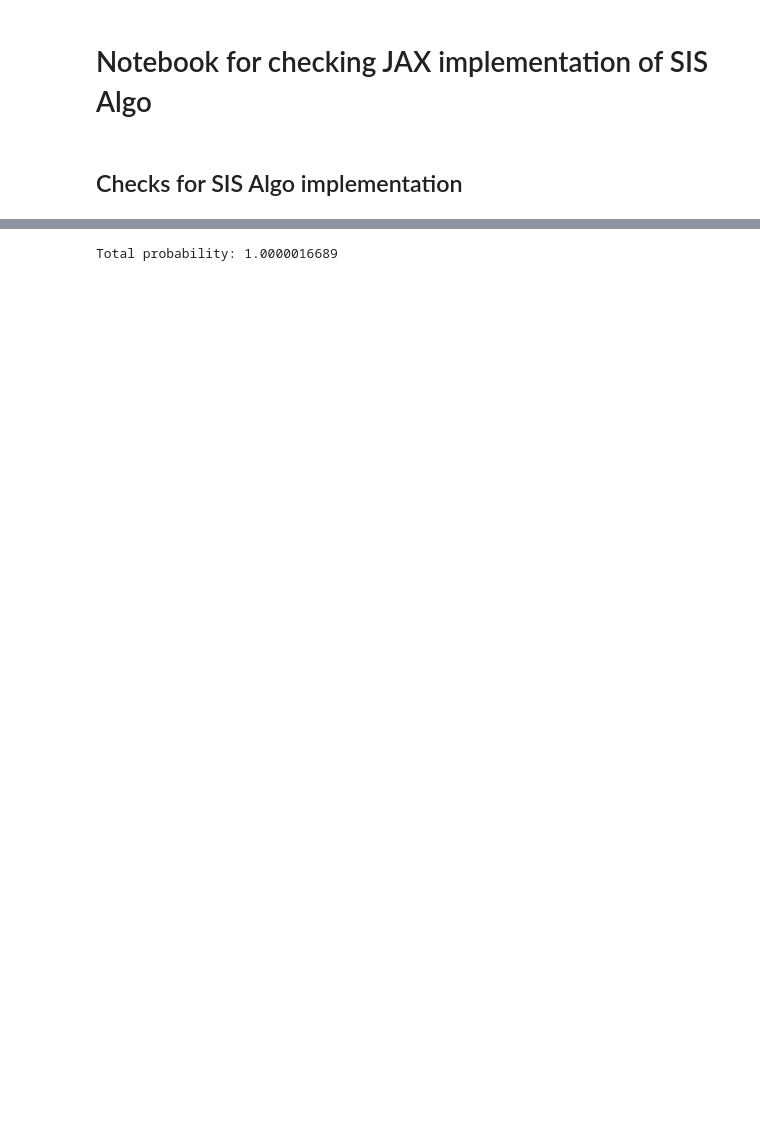
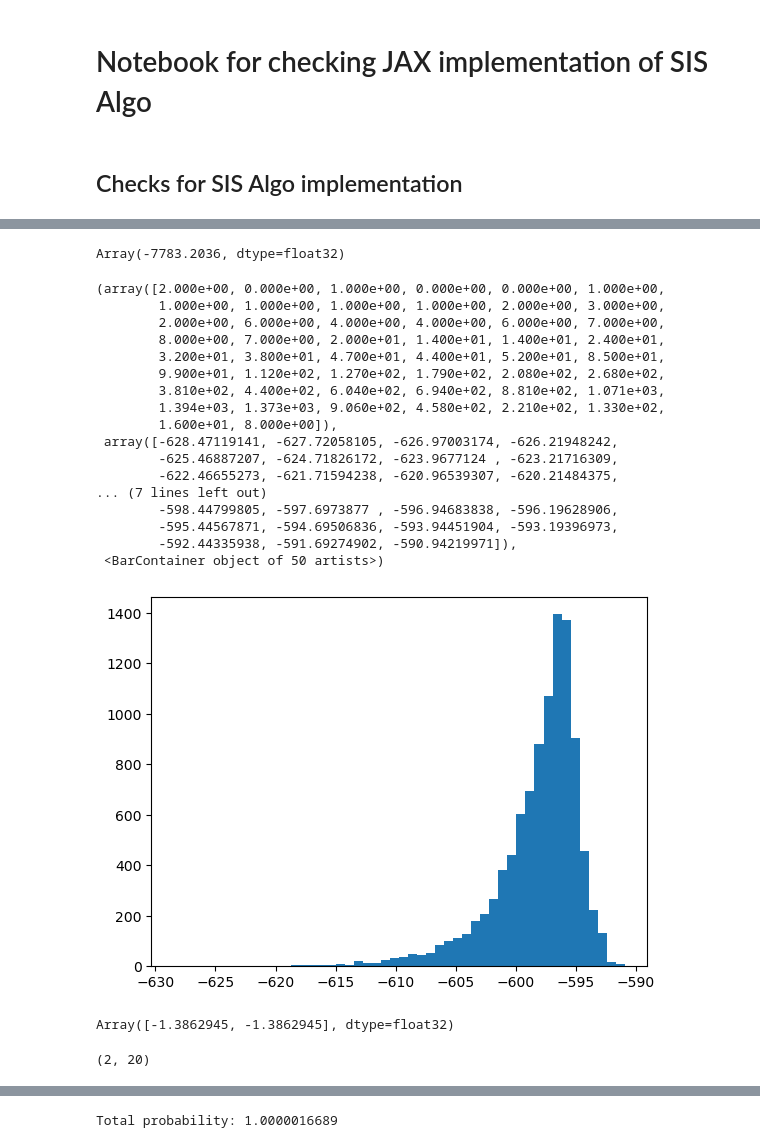
Before and after one commit to dm1729/HMMs, a Jupyter notebook: src_python/marginal_likelihood_checks.ipynb, the cells around one changed output, grey strips where cells are left out. Drawn from its saved outputs; the diff is of its cells as text; code cells hidden in the pictures; blank space fills up the shorter version.

```diff
--- a/src_python/marginal_likelihood_checks.ipynb
+++ b/src_python/marginal_likelihood_checks.ipynb
@@ -49,0 +700,30 @@ obs_data = jnp.array([random.choice(k, num_emissions, p=emission_mat[state]) for
+# %%
+jax.scipy.special.logsumexp(out) - jnp.log(10000)
+# %% [output]
+Array(-7783.2036, dtype=float32)
+# %%
+import matplotlib.pyplot as plt
+plt.hist(out, bins = 50)
+# %% [output]
+(array([2.000e+00, 0.000e+00, 1.000e+00, 0.000e+00, 0.000e+00, 1.000e+00,
+        1.000e+00, 1.000e+00, 1.000e+00, 1.000e+00, 2.000e+00, 3.000e+00,
+        2.000e+00, 6.000e+00, 4.000e+00, 4.000e+00, 6.000e+00, 7.000e+00,
+        8.000e+00, 7.000e+00, 2.000e+01, 1.400e+01, 1.400e+01, 2.400e+01,
+        3.200e+01, 3.800e+01, 4.700e+01, 4.400e+01, 5.200e+01, 8.500e+01,
+        9.900e+01, 1.120e+02, 1.270e+02, 1.790e+02, 2.080e+02, 2.680e+02,
+        3.810e+02, 4.400e+02, 6.040e+02, 6.940e+02, 8.810e+02, 1.071e+03,
+        1.394e+03, 1.373e+03, 9.060e+02, 4.580e+02, 2.210e+02, 1.330e+02,
+        1.600e+01, 8.000e+00]),
+ array([-628.47119141, -627.72058105, -626.97003174, -626.21948242,
+        -625.46887207, -624.71826172, -623.9677124 , -623.21716309,
+        -622.46655273, -621.71594238, -620.96539307, -620.21484375,
+... (7 lines left out)
+        -598.44799805, -597.6973877 , -596.94683838, -596.19628906,
+        -595.44567871, -594.69506836, -593.94451904, -593.19396973,
+        -592.44335938, -591.69274902, -590.94219971]),
+ <BarContainer object of 50 artists>)
+[figure, added]
+# %%
+out[0][1]
+# %% [output]
+Array([-1.3862945, -1.3862945], dtype=float32)
@@ -49,0 +740,4 @@ obs_data = jnp.array([random.choice(k, num_emissions, p=emission_mat[state]) for
+# %%
+fil_obs.shape
+# %% [output]
+(2, 20)
```
Also changed, not shown: parts of 85 cells of this notebook.
